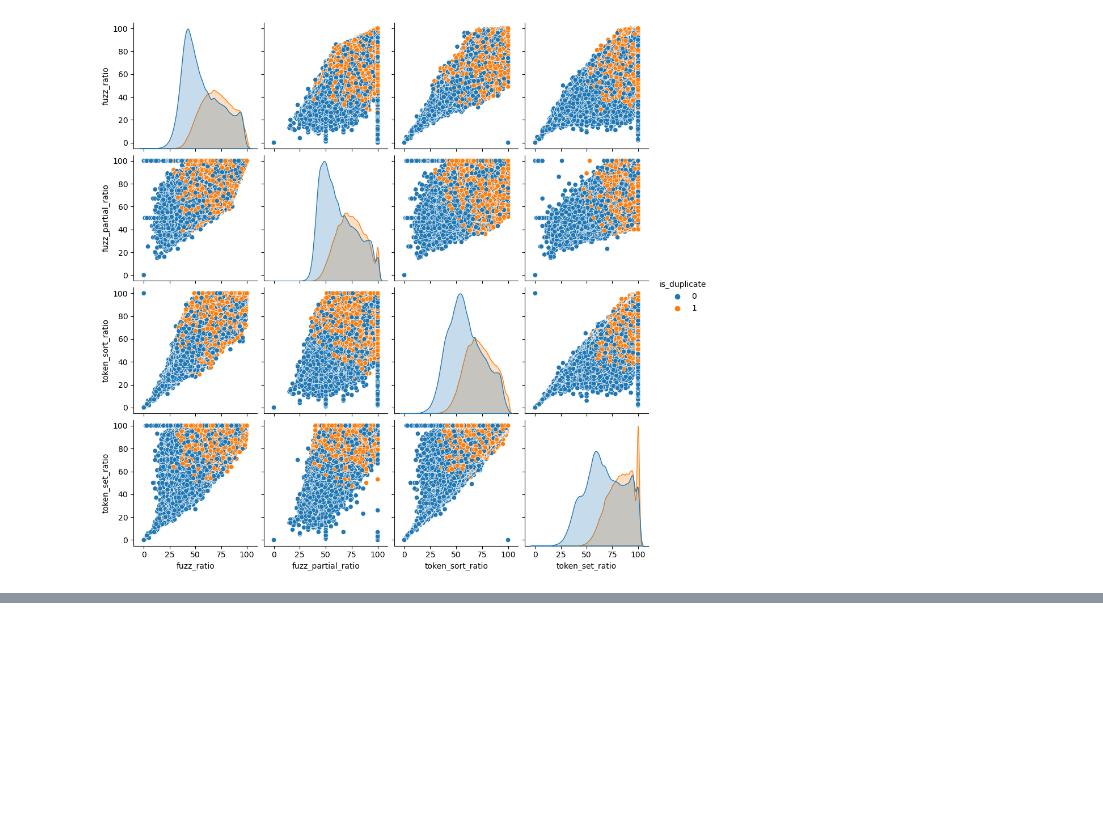
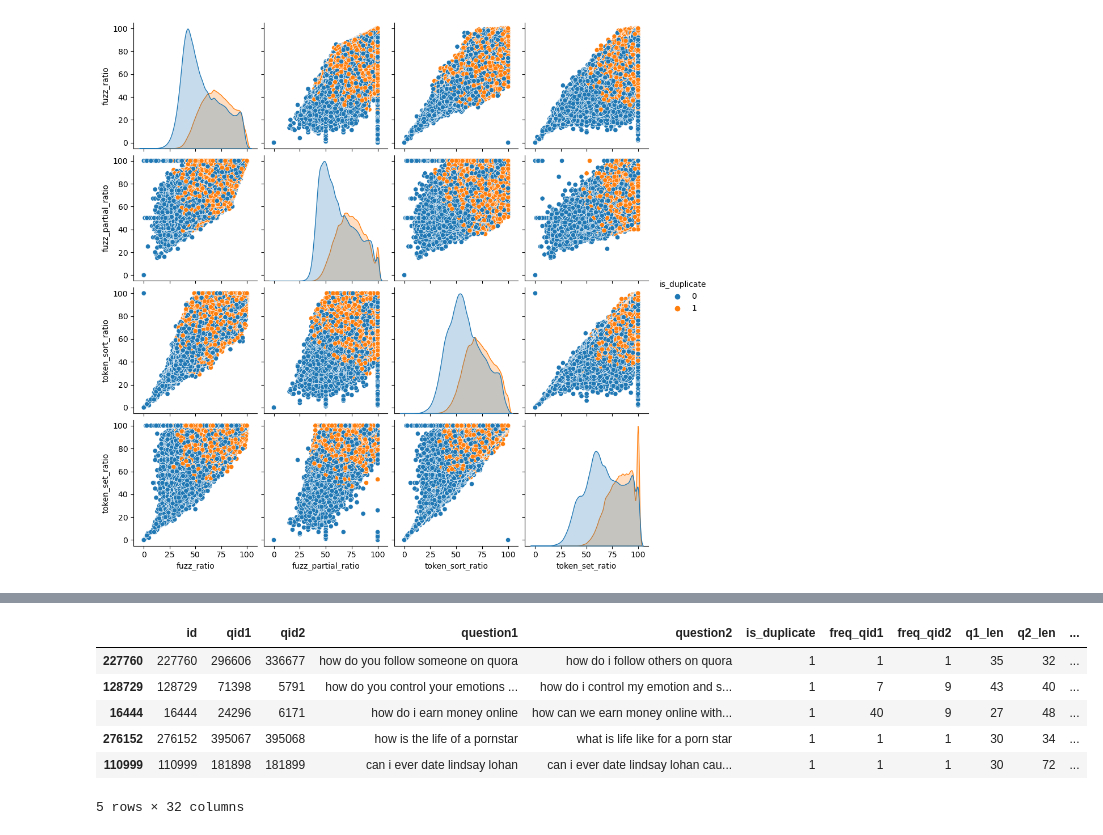
Before and after one commit to SiddhantSoam/Quora_Same_Question_pair, a Jupyter notebook: quora-same-question-pair.ipynb, the cells around one changed output, grey strips where cells are left out. Drawn from its saved outputs; the diff is of its cells as text; code cells hidden in the pictures; blank space fills up the shorter version.

```diff
--- a/quora-same-question-pair.ipynb
+++ b/quora-same-question-pair.ipynb
@@ -646,0 +689,2 @@ sns.pairplot(df[['fuzz_ratio', 'fuzz_partial_ratio', 'token_sort_ratio', 'token_
+# %%
+df = pd.read_csv('../input/quora-word2vec/processed_data_w0rd2vec.csv')
@@ -646,0 +701,12 @@ sns.pairplot(df[['fuzz_ratio', 'fuzz_partial_ratio', 'token_sort_ratio', 'token_
+# %%
+tdf = df.sample(100000)
+tdf.drop(['q1_feats_m', 'q2_feats_m'], axis=1, inplace=True)
+tdf.head()
+# %% [output]
+|  | id | qid1 | qid2 | question1 | question2 | is_duplicate | freq_qid1 | freq_qid2 | q1_len | q2_len | ... |
+| 227760 | 227760 | 296606 | 336677 | how do you follow someone on quora | how do i follow others on quora | 1 | 1 | 1 | 35 | 32 | ... |
+| 128729 | 128729 | 71398 | 5791 | how do you control your emotions ... | how do i control my emotion and s... | 1 | 7 | 9 | 43 | 40 | ... |
+| 16444 | 16444 | 24296 | 6171 | how do i earn money online | how can we earn money online with... | 1 | 40 | 9 | 27 | 48 | ... |
+| 276152 | 276152 | 395067 | 395068 | how is the life of a pornstar | what is life like for a porn star | 1 | 1 | 1 | 30 | 34 | ... |
+| 110999 | 110999 | 181898 | 181899 | can i ever date lindsay lohan | can i ever date lindsay lohan cau... | 1 | 1 | 1 | 30 | 72 | ... |
+5 rows × 32 columns
```
Also changed, not shown: parts of 15 cells of this notebook.
